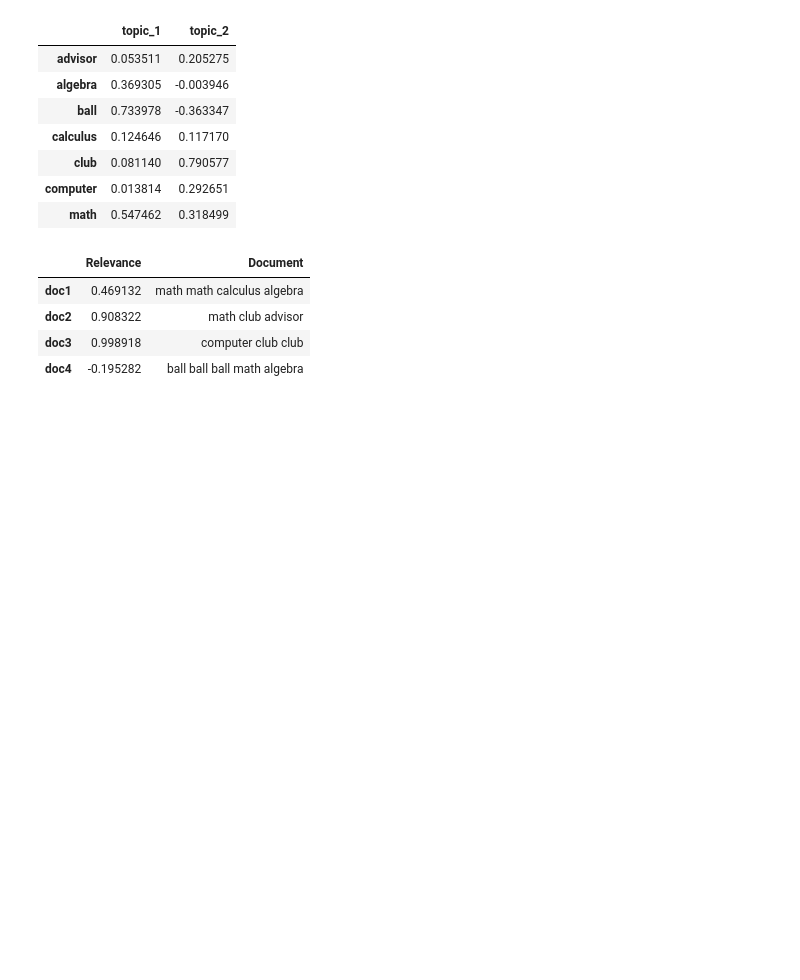
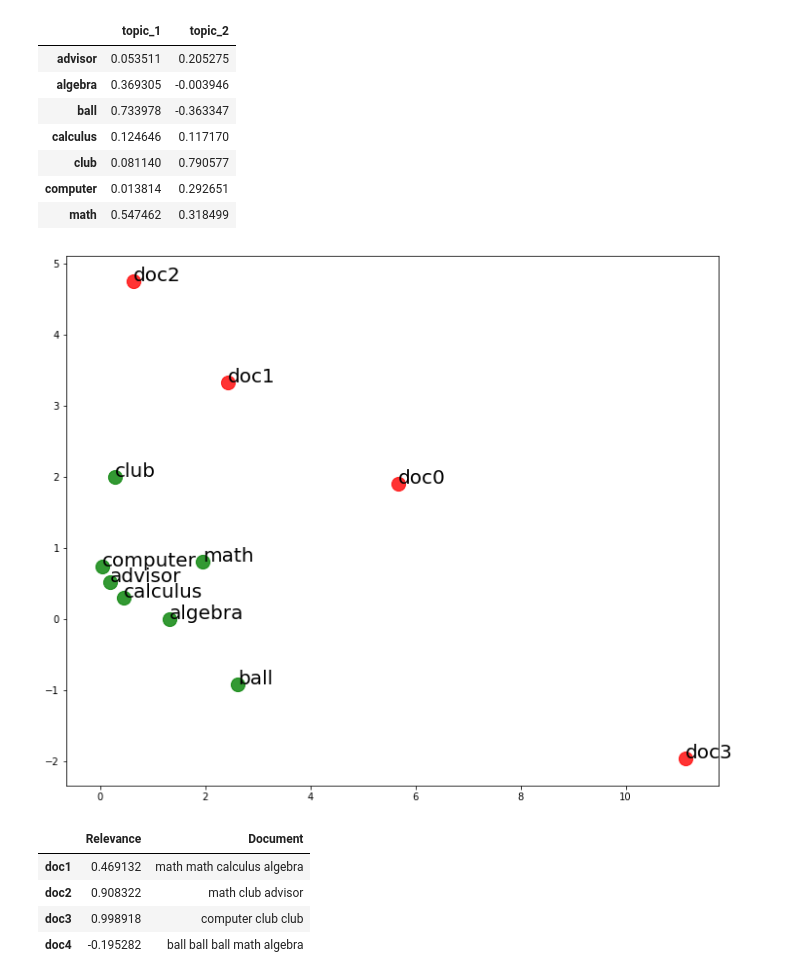
Before and after one commit to PkBadger/ExposicionSVD, a Jupyter notebook: ExposicionSVD.ipynb, the cells around one changed output. Drawn from its saved outputs; the diff is of its cells as text; code cells hidden in the pictures; blank space fills up the shorter version.

Commit message:
Added Plot relation

```diff
--- a/ExposicionSVD.ipynb
+++ b/ExposicionSVD.ipynb
@@ -67,6 +74,30 @@ encoding_matrix
 | club | 0.081140 | 0.790577 |
 | computer | 0.013814 | 0.292651 |
 | math | 0.547462 | 0.318499 |
+# %%
+document_points = lsa * svd.singular_values_
+term_points =  svd.components_.T * svd.singular_values_
+
+fig = plt.figure(figsize=(12,10))
+ax = fig.add_subplot(111)
+
+for index in range(len(document_points)):
+    x,y = document_points[index]
+    ax.scatter(x, y, alpha=0.8, s=200, c='red')
+    text = 'doc' + str(index)
+    text = ax.annotate(text, (x, y))
+    text.set_fontsize(20)
+
+for index in range(len(term_points)):
+    x,y = term_points[index]
+    ax.scatter(x, y, alpha=0.8,s=200, c='green')
+    text = ax.annotate(dictionary[index], (x, y))
+    text.set_fontsize(20)
+
+
+plt.show()
+# %% [output]
+[figure, added]
 # %%
 distance_matrix = pairwise_distances(query_vector,
                                     lsa,
```
Also changed, not shown: parts of 2 cells of this notebook.
